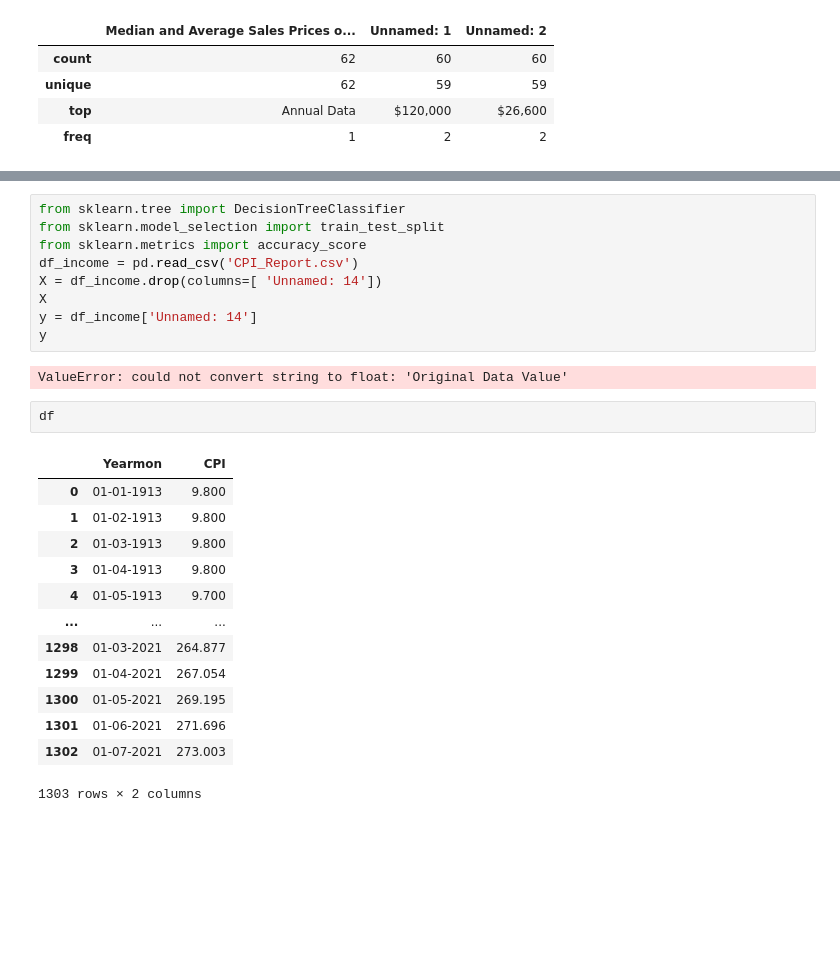
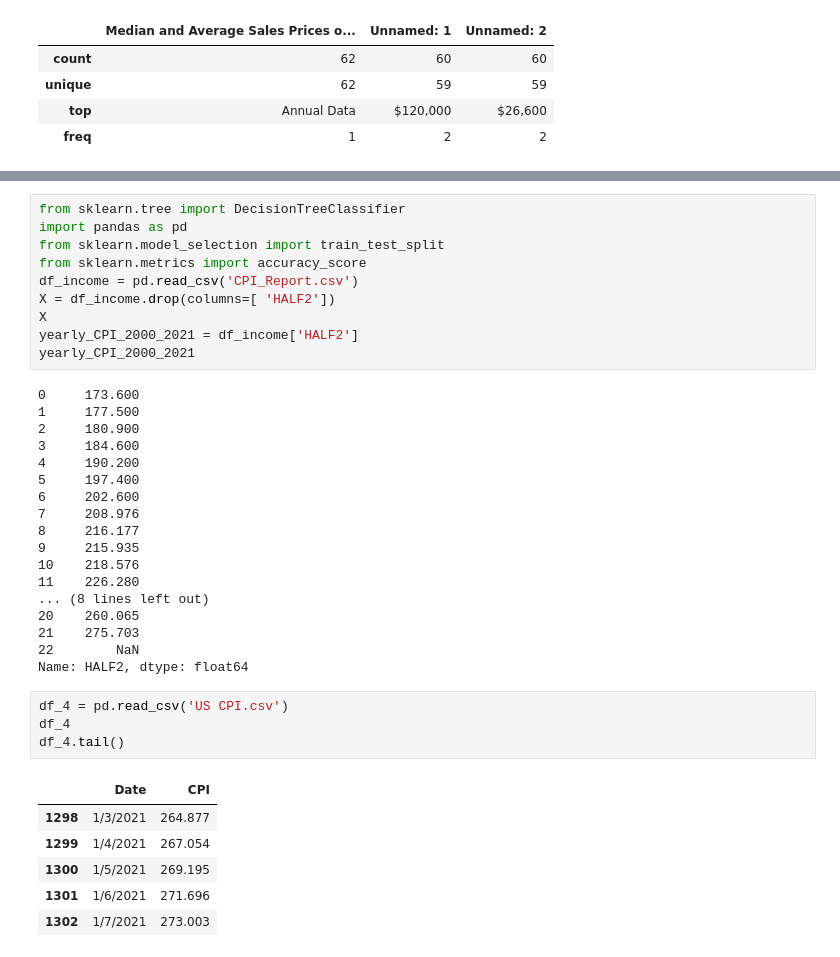
Before and after one commit to samsalgado/Next-Market-CRASH-Data, a Jupyter notebook: CSVs/Untitled.ipynb, the cells around one changed output, grey strips where cells are left out. Saved outputs shown, nothing was run; the diff lists cells and outputs as text; blank space fills up the shorter version.

Commit message:
initializing data to model

```diff
--- a/CSVs/Untitled.ipynb
+++ b/CSVs/Untitled.ipynb
@@ -203,28 +155,40 @@ Name: Unnamed: 14, dtype: object
 # %%
 from sklearn.tree import DecisionTreeClassifier
+import pandas as pd
 from sklearn.model_selection import train_test_split
 from sklearn.metrics import accuracy_score
 df_income = pd.read_csv('CPI_Report.csv')
-X = df_income.drop(columns=[ 'Unnamed: 14'])
+X = df_income.drop(columns=[ 'HALF2'])
 X
-y = df_income['Unnamed: 14']
-y
+yearly_CPI_2000_2021 = df_income['HALF2']
+yearly_CPI_2000_2021
 # %% [output]
-ValueError: could not convert string to float: 'Original Data Value'
+0     173.600
+1     177.500
+2     180.900
+3     184.600
+4     190.200
+5     197.400
+6     202.600
+7     208.976
+8     216.177
+9     215.935
+10    218.576
+11    226.280
+... (8 lines left out)
+20    260.065
+21    275.703
+22        NaN
+Name: HALF2, dtype: float64
 # %%
-df
+df_4 = pd.read_csv('US CPI.csv')
+df_4
+df_4.tail()
 # %% [output]
-|  | Yearmon | CPI |
-| 0 | 01-01-1913 | 9.800 |
-| 1 | 01-02-1913 | 9.800 |
-| 2 | 01-03-1913 | 9.800 |
-| 3 | 01-04-1913 | 9.800 |
-| 4 | 01-05-1913 | 9.700 |
-| ... | ... | ... |
-| 1298 | 01-03-2021 | 264.877 |
-| 1299 | 01-04-2021 | 267.054 |
-| 1300 | 01-05-2021 | 269.195 |
-| 1301 | 01-06-2021 | 271.696 |
-| 1302 | 01-07-2021 | 273.003 |
+|  | Date | CPI |
+| 1298 | 1/3/2021 | 264.877 |
+| 1299 | 1/4/2021 | 267.054 |
+| 1300 | 1/5/2021 | 269.195 |
+| 1301 | 1/6/2021 | 271.696 |
+| 1302 | 1/7/2021 | 273.003 |
-1303 rows × 2 columns
 # %%
```
Also changed, not shown: parts of 31 cells of this notebook, 2 other files.
